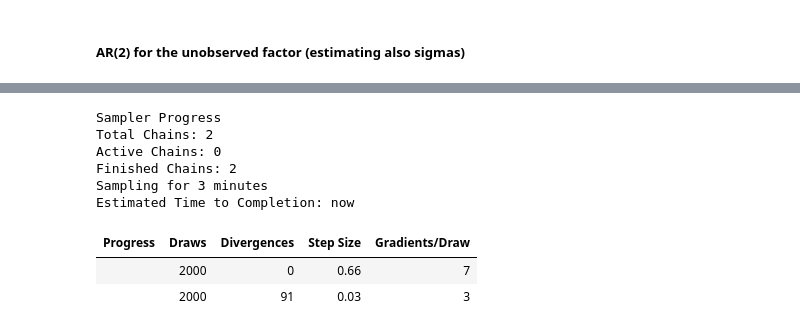
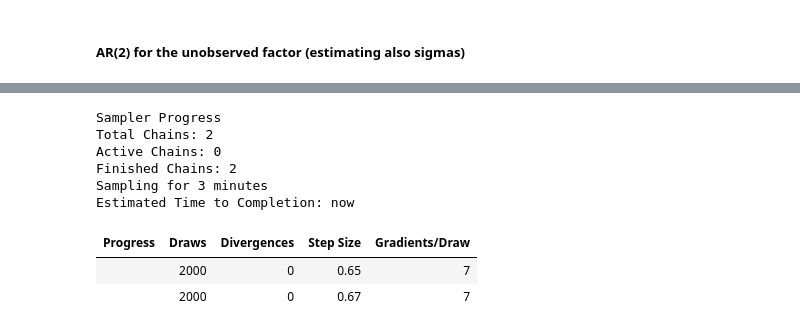
Before and after one commit to andreacate/GSoC2025_PyMC_extracode, a Jupyter notebook: PyMC_DFM_coincident2.ipynb, the cells around one changed output, grey strips where cells are left out. Cells and saved outputs as stored; diff of their text form; code cells hidden in the pictures.

```diff
--- a/PyMC_DFM_coincident2.ipynb
+++ b/PyMC_DFM_coincident2.ipynb
@@ -901,7 +901,7 @@ transition          transition                                        (2, 2)
 state_cov           state_cov                                         (1, 1)    [[1.]]
 ----------------------------------------------------------------------------------------------------
 # %%
-dfm = DFM_dummy3()
+dfm = DFM_dummy4()
 
 with pm.Model() as pymc_mod:
     # Initial state mean and covariance for 2D state (AR(2))
@@ -912,39 +912,39 @@ with pm.Model() as pymc_mod:
     lambda_1 = pm.Normal("lambda_1", sigma=1.0, shape=())
     lambda_2 = pm.Normal("lambda_2", sigma=1.0, shape=())
     lambda_3 = pm.Normal("lambda_3", sigma=1.0, shape=())
     lambda_4 = pm.Normal("lambda_4", sigma=1.0, shape=())
 
     # AR(2) coefficients for factor dynamics
     ar1 = pm.Normal("ar1", sigma=0.5, shape=())  # First lag
     ar2 = pm.Normal("ar2", sigma=0.5, shape=())  # Second lag
 
     # Latent factor innovation variance (state noise)
     sigma_x = pm.Deterministic("sigma_x", pt.constant(1.0, dtype=float))
 
     # Observation noise variances
-    sigma_y1 = pm.Normal("sigma_y1", sigma=1.0, shape=())
-    sigma_y2 = pm.Normal("sigma_y2", sigma=1.0, shape=())
-    sigma_y3 = pm.Normal("sigma_y3", sigma=1.0, shape=())
-    sigma_y4 = pm.Normal("sigma_y4", sigma=1.0, shape=())
+    sigma_y1 = pm.Exponential("sigma_y1", 1.0, shape=())
+    sigma_y2 = pm.Exponential("sigma_y2", 1.0, shape=())
+    sigma_y3 = pm.Exponential("sigma_y3", 1.0, shape=())
+    sigma_y4 = pm.Exponential("sigma_y4", 1.0, shape=())
 
     # Build the symbolic state space graph
     dfm.build_statespace_graph(data=endog_np, mode="JAX")
     idata = pm.sample(
         draws=1000,
         chains=2,
         nuts_sampler="nutpie",
         nuts_sampler_kwargs={"backend": "jax", "gradient_backend": "jax"},
     )
 # %% [output]
 Sampler Progress
 Total Chains: 2
 Active Chains: 0
 Finished Chains: 2
 Sampling for 3 minutes
 Estimated Time to Completion: now
 | Progress | Draws | Divergences | Step Size | Gradients/Draw |
-|  | 2000 | 0 | 0.66 | 7 |
-|  | 2000 | 91 | 0.03 | 3 |
+|  | 2000 | 0 | 0.65 | 7 |
+|  | 2000 | 0 | 0.67 | 7 |
 # %%
 az.plot_energy(idata)
 # %% [output]
```
Also changed, not shown: parts of 6 cells of this notebook, 1 other file.
